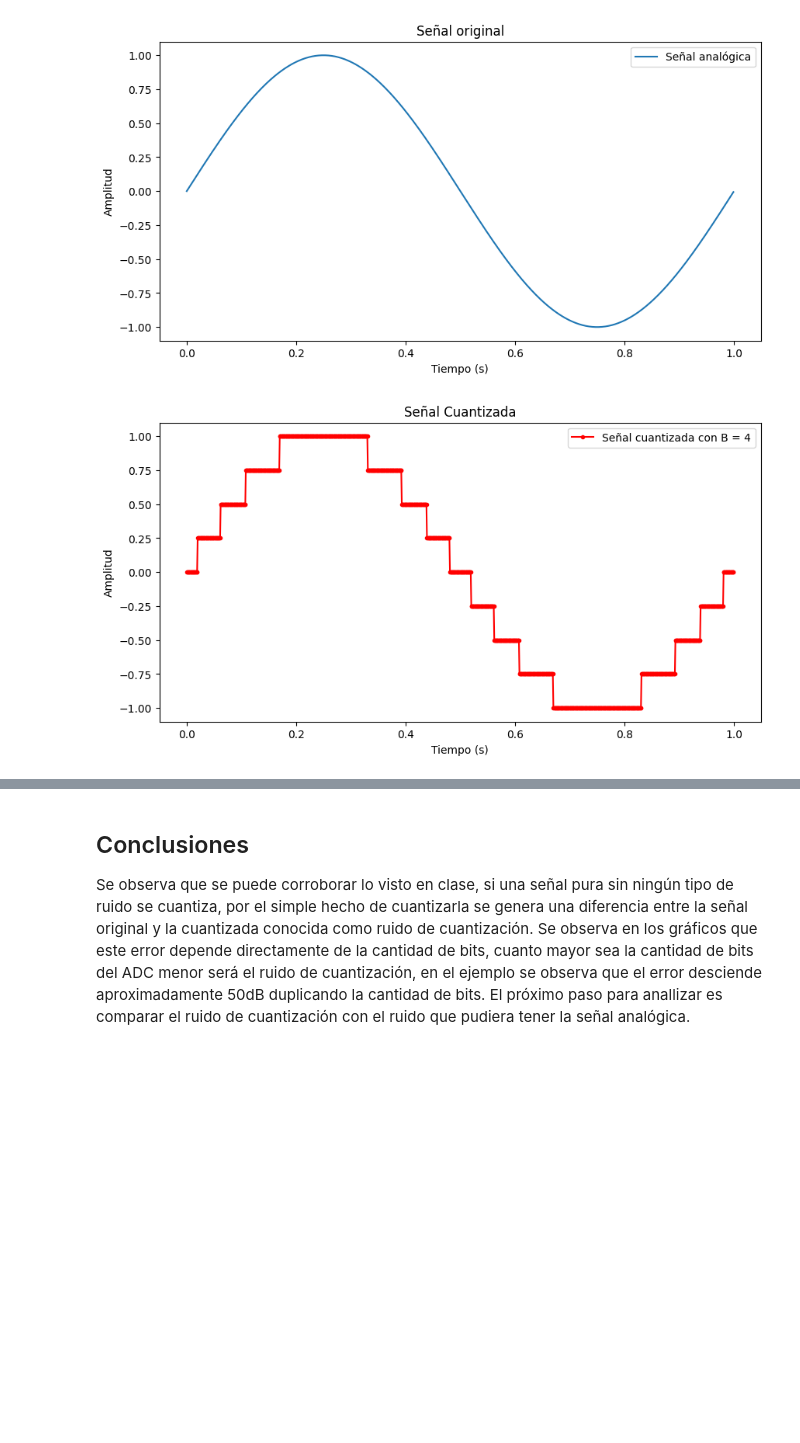
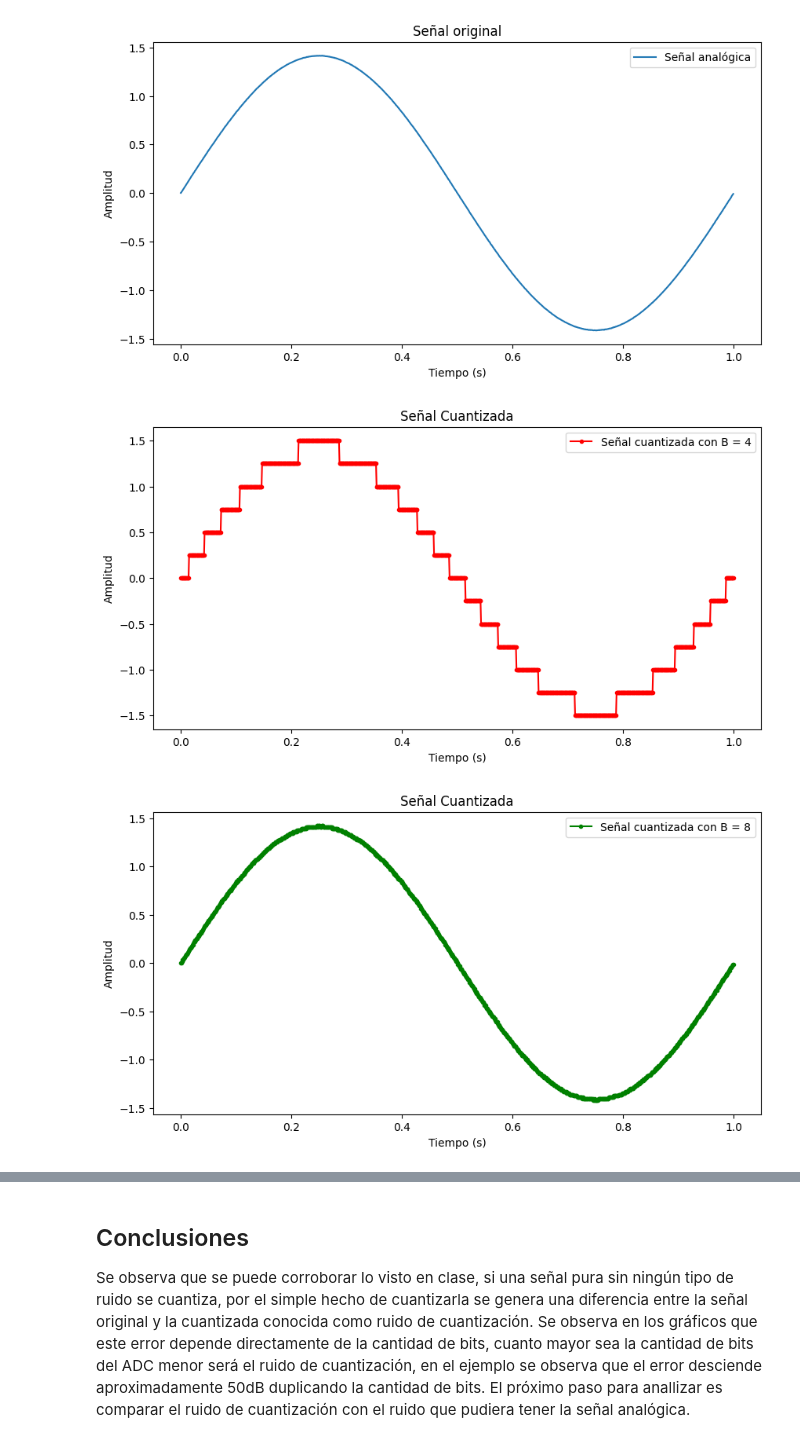
Before and after one commit to IgnacioZic/PDS, a Jupyter notebook: Entrega_3/Entrega_3.ipynb, the cells around one changed output, grey strips where cells are left out. Drawn from its saved outputs; the diff is of its cells as text; code cells hidden in the pictures; blank space fills up the shorter version.

```diff
--- a/Entrega_3/Entrega_3.ipynb
+++ b/Entrega_3/Entrega_3.ipynb
@@ -18,14 +20,14 @@ Fs = 1000.0 # frecuencia de muestreo (Hz)
 N = 1000   # cantidad de muestras
 ts = 1/Fs # tiempo de muestreo
 df = Fs/N # resolución espectral
-Ac =1.0 #2**0.5 #Amplitud
+Ac =2**0.5 #Amplitud
 DC = 0 #Valor Contínua
 tita = 0 #Defasaje
-SNR = 97 # SNR en dB
+SNR = 60 # SNR en dB
 sigma = (10**(-SNR/10)) #Varianza
 desvio = sigma**0.5 #Desvío Estándar
 B = 4 #Número de Bits
-fc = 0.8 #Factor de Carga para no tener saturación del ADC por ruido en el pico de la señal
+fc = 1#0.8 #Factor de Carga para no tener saturación del ADC por ruido en el pico de la señal
 Vref = 2#Ac/fc #Tensión de referencia del ADC
 #q = Vref/(2**(B-1))
 # %%
@@ -45,30 +51,59 @@ def cuantificar(signal, bits, vref):
 # %%
 #%%Obtengo señal con ruido y su versión cuantizada
 tt, s = my_sin_gen(vmax = Ac, dc = DC, fo = Fo, ph=tita, nn = N, fs = Fs )
 #Genero señal aleatoria para el ruido
 na=np.random.normal(0, desvio, len(tt))
 
-ss = s #+ na
+ss = s + na
 
 ssq = cuantificar(signal = ss,bits = B,vref = Vref)#4Bits
 ssq2= cuantificar(signal = ss,bits = 2*B,vref = Vref)#8Bits
 ssq3= cuantificar(signal = ss,bits = 4*B,vref = Vref)#16Bits
 
 
 plt.figure("Señal Original",figsize=(10, 5))
 plt.plot(tt, ss, label="Señal analógica")
 plt.title("Señal original")
 plt.xlabel("Tiempo (s)")
 plt.ylabel("Amplitud")
 plt.legend()
 plt.show()
 plt.figure("Cuantizada Versión 1",figsize=(10, 5))
 plt.title("Señal Cuantizada")
 plt.plot(tt, ssq, color = 'r', label=f"Señal cuantizada con B = {B}", marker=".")
 plt.xlabel("Tiempo (s)")
 plt.ylabel("Amplitud")
 plt.legend()
 plt.show()
+
+
+plt.figure("Cuantizada Versión 2",figsize=(10, 5))
+plt.title("Señal Cuantizada")
+plt.plot(tt, ssq2, color = 'g', label=f"Señal cuantizada con B = {2*B}", marker=".")
+plt.xlabel("Tiempo (s)")
+plt.ylabel("Amplitud")
+plt.legend()
+plt.show()
+plt.figure("Cuantizada Versión 3",figsize=(10, 5))
+plt.title("Señal Cuantizada")
+plt.plot(tt, ssq3, color = 'y', label=f"Señal cuantizada con B = {4*B}", marker=".")
+plt.xlabel("Tiempo (s)")
+plt.ylabel("Amplitud")
+plt.legend()
+plt.show()
+
+e1 = ssq - ss#Error para B=4
+e2 = ssq2 - ss#Error para B=8
+e3 = ssq3 - ss#Error para B=16
+
+#plt.figure("Error 1",figsize=(10, 5))
+#plt.title(f"Estimacion de ruido $S_q$ - $S_R$ 4 Bits")
+#plt.plot(tt, e1, color = 'g', label=f"Señal cuantizada con B = {B}", marker=".")
+#plt.xlabel("Tiempo (s)")
+#plt.ylabel("Amplitud")
+#plt.legend()
+#plt.show()
 # %% [output]
-[figure, old version]
+[figure, new version]
-[figure, old version]
+[figure, new version]
+[figure, added]
```
Also changed, not shown: parts of 6 cells of this notebook.
